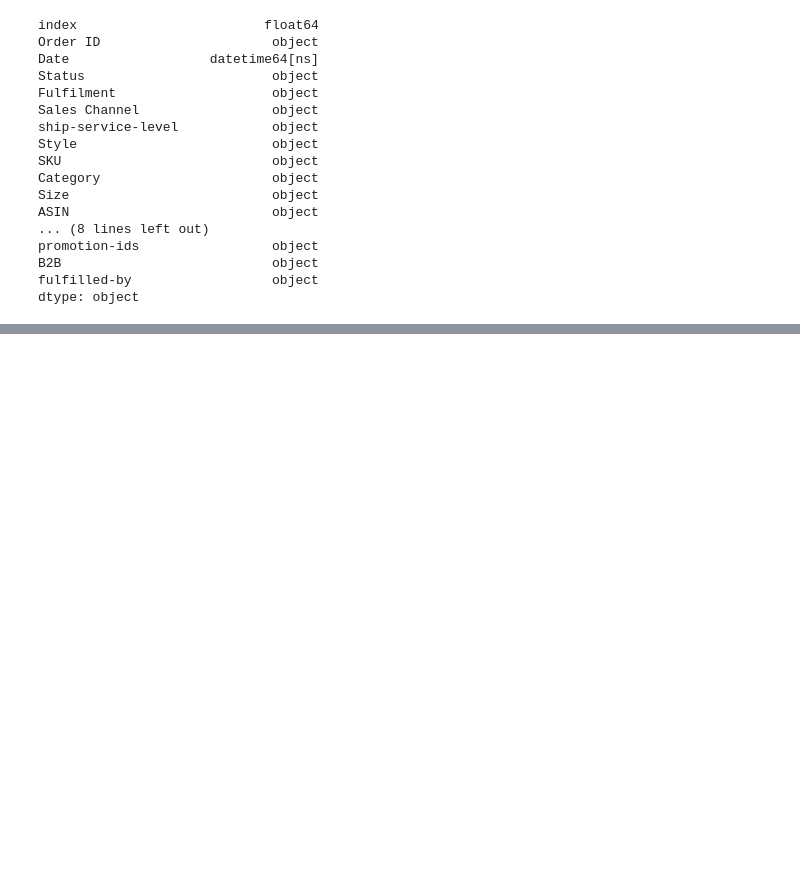
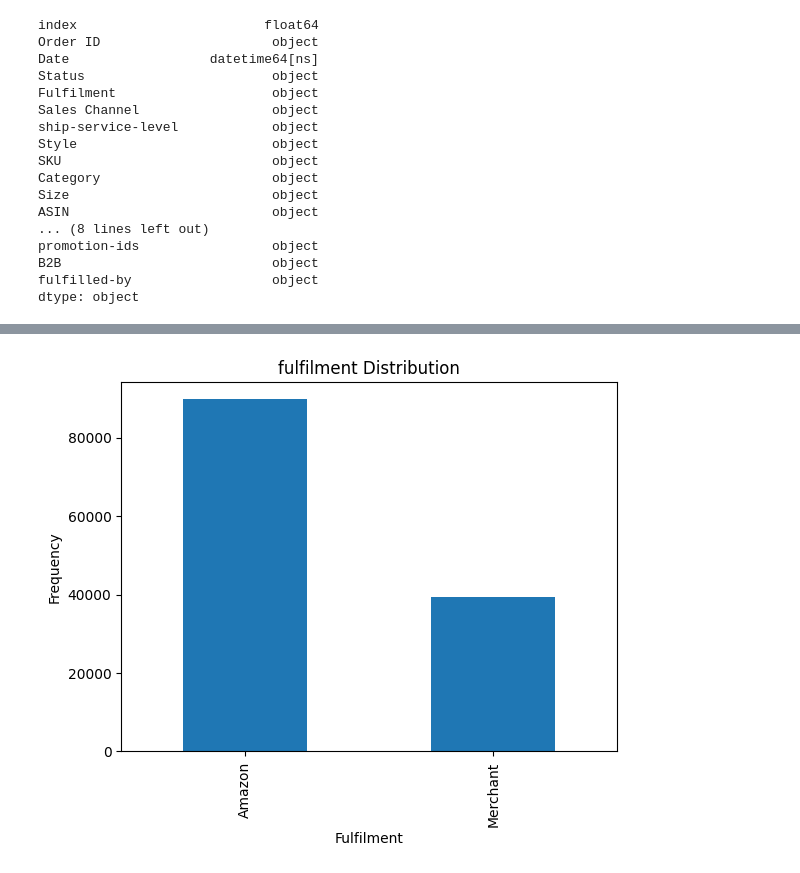
Before and after one commit to FairozMoheb/slash_task, a Jupyter notebook: task.ipynb, the cells around one changed output, grey strips where cells are left out. Cells and saved outputs as stored; diff of their text form; code cells hidden in the pictures; blank space fills up the shorter version.

```diff
--- a/task.ipynb
+++ b/task.ipynb
@@ -278,0 +325,8 @@ report['ship-postal-code']=report['ship-postal-code'].astype('category')
+# %%
+report['Fulfilment'].value_counts().plot(kind='bar')
+plt.xlabel('Fulfilment')
+plt.ylabel('Frequency')
+plt.title('fulfilment Distribution')
+plt.show()
+# %% [output]
+[figure, added]
```
Also changed, not shown: parts of 4 cells of this notebook.
